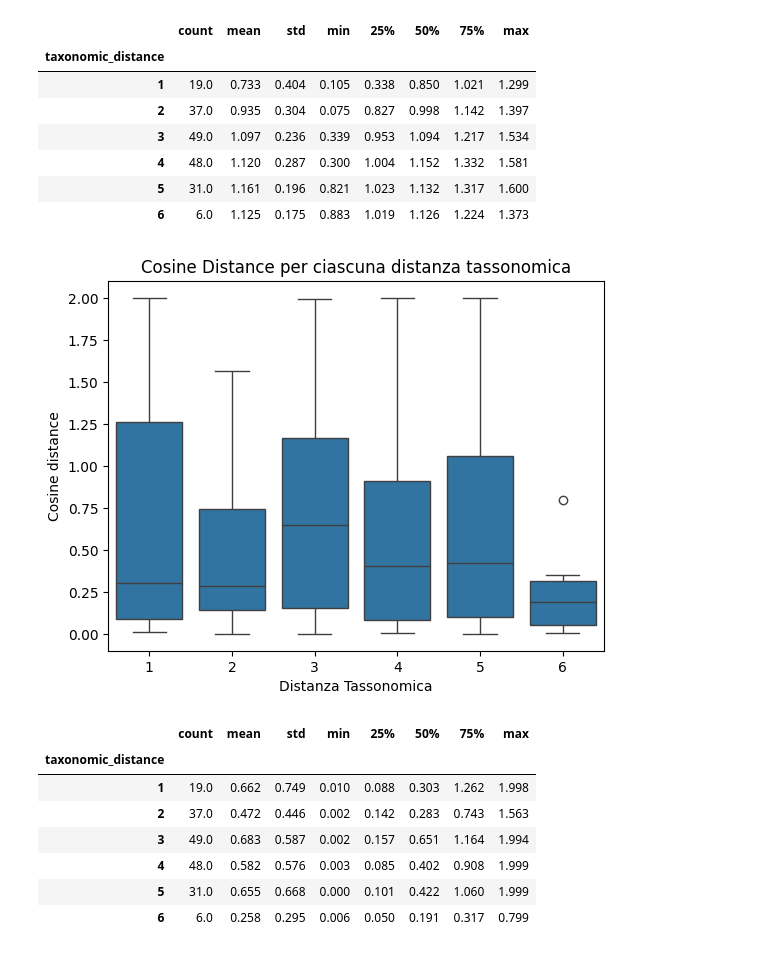
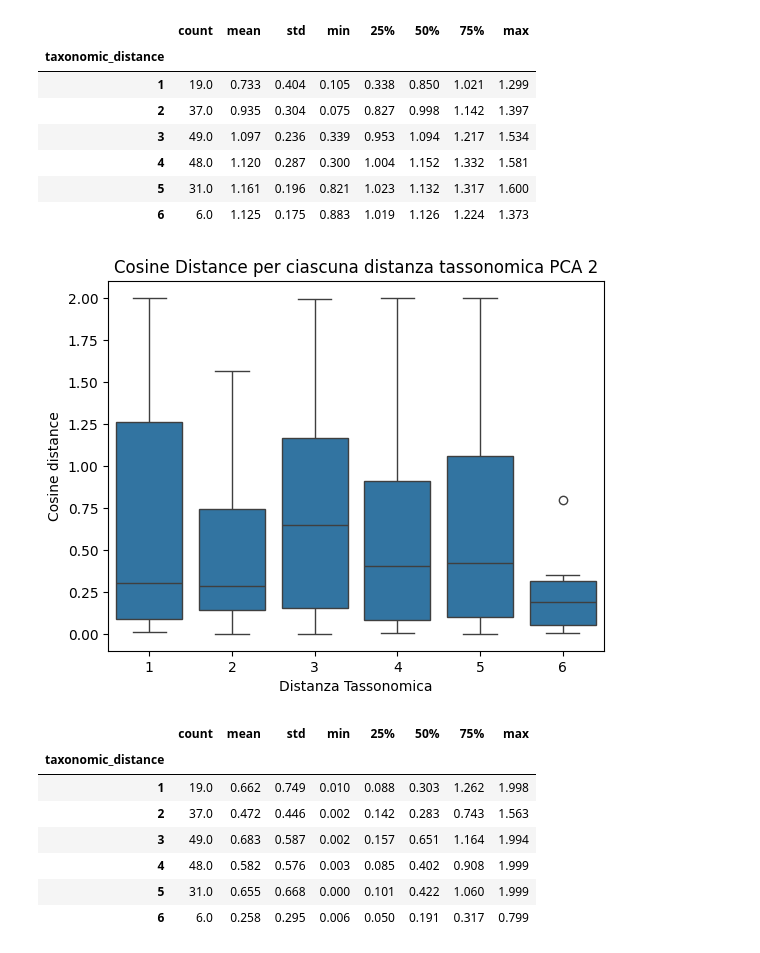
Before and after one commit to MarcoBuonanno/Tesi_2025-26-La-Geometria-degli-Embedding-di-un-LLm, a Jupyter notebook: Esercizio_4/Es4_tesi_suES2.ipynb, the cells around one changed output. Saved outputs shown, nothing was run; the diff lists cells and outputs as text; code cells hidden in the pictures.

```diff
--- a/Esercizio_4/Es4_tesi_suES2.ipynb
+++ b/Esercizio_4/Es4_tesi_suES2.ipynb
@@ -849,17 +853,18 @@ taxonomic_10_df.groupby("taxonomic_distance")["cosine_distance"].describe().roun
 # %%
 #PCA 2
 sns.boxplot(
     data=taxonomic_2_df,
     x="taxonomic_distance",
     y="cosine_distance"
 )
 
 plt.xlabel("Distanza Tassonomica")
 plt.ylabel("Cosine distance")
-plt.title("Cosine Distance per ciascuna distanza tassonomica")
+plt.title("Cosine Distance per ciascuna distanza tassonomica PCA 2")
+plt.savefig("boxplots_cosine_by_taxonomic_2.png", dpi=300, bbox_inches="tight")
 plt.show()
 # %% [output]
-[figure, old version]
+[figure, new version]
 # %%
 taxonomic_2_df.groupby("taxonomic_distance")["cosine_distance"].describe().round(3)
 # %% [output]
```
Also changed, not shown: parts of 4 cells of this notebook.
